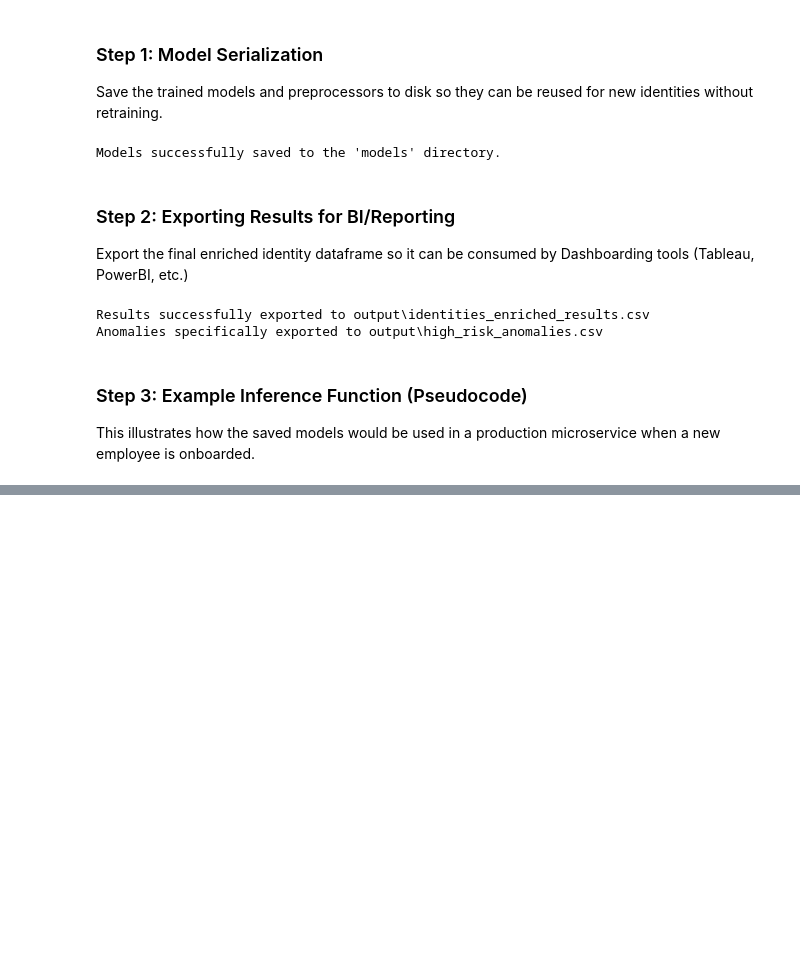
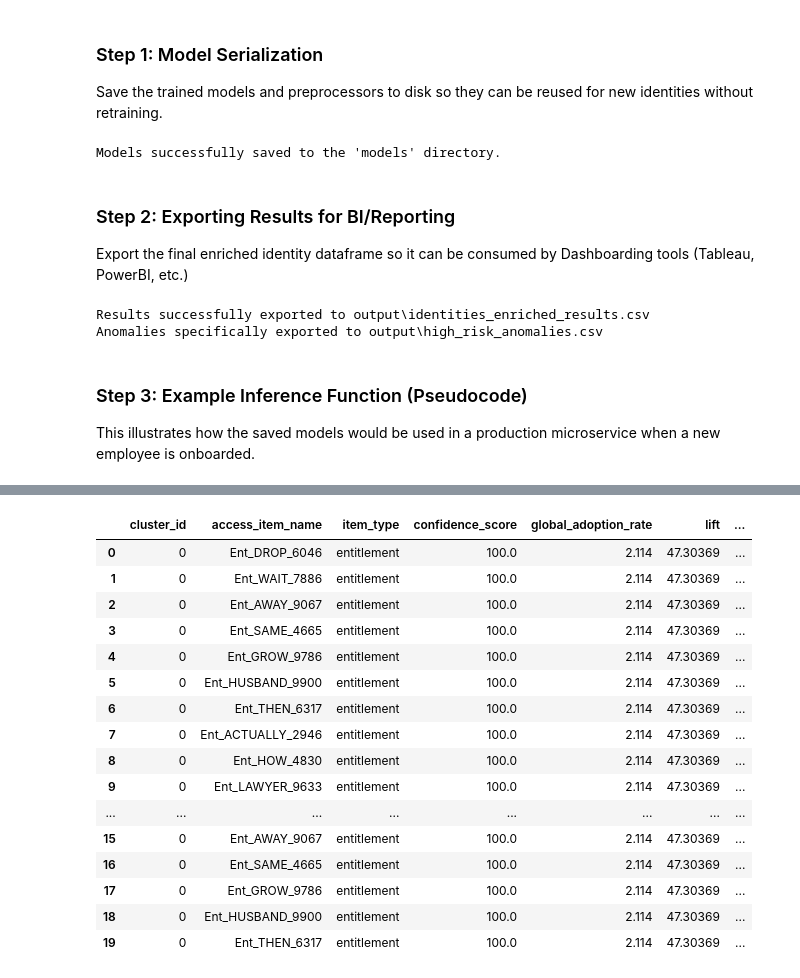
Before and after one commit to tejak005/IAMDataClusteringJupyter, a Jupyter notebook: Clustering ML pipeline.ipynb, the cells around one changed output, grey strips where cells are left out. Drawn from its saved outputs; the diff is of its cells as text; code cells hidden in the pictures; blank space fills up the shorter version.

```diff
--- a/Clustering ML pipeline.ipynb
+++ b/Clustering ML pipeline.ipynb
@@ -981,0 +973,74 @@ fig.show()
+# %%
+# -------------------------------------------------------------------
+# Validation Phase: Global Adoption Rate & Lift Calculation
+# -------------------------------------------------------------------
+
+import pandas as pd
+import numpy as np
+
+print("Calculating Global Adoption Rates and Lift for validation...")
+
+# 1. Total unique identities in the company
+total_company_users = identities_df['identity_id'].nunique()
+
+# 2. Calculate global frequency of each entitlement (unique users, not accounts)
+ent_global_counts = account_entitlements_df.groupby('entitlement_id')['identity_id'].nunique().reset_index(name='global_user_frequency')
+# FIX: Use 'entitlement_name' instead of 'name'
+ent_global_counts = ent_global_counts.merge(entitlements_df[['entitlement_id', 'entitlement_name']], on='entitlement_id', how='left')
+ent_global_counts.rename(columns={'entitlement_name': 'access_item_name'}, inplace=True)
+
+# Group frequency (unique users)
+grp_global_counts = entitlement_group_assignments_df.groupby('ent_group_id')['identity_id'].nunique().reset_index(name='global_user_frequency')
+# FIX: Use 'ent_group_id' and 'group_name' instead of 'entitlement_group_id' and 'name'
+grp_global_counts = grp_global_counts.merge(entitlement_groups_df[['ent_group_id', 'group_name']], on='ent_group_id', how='left')
+grp_global_counts.rename(columns={'group_name': 'access_item_name'}, inplace=True)
+
+# Combine for a single lookup
+global_adoption = pd.concat([
+    ent_global_counts[['access_item_name', 'global_user_frequency']],
+    grp_global_counts[['access_item_name', 'global_user_frequency']]
+], ignore_index=True)
+
+# Calculate Global Adoption Rate (Percentage)
+global_adoption['global_adoption_rate'] = (global_adoption['global_user_frequency'] / total_company_users) * 100
+
+# 3. Merge Global Adoption Rate back into the Confidence Scores DataFrame
+df_validated_scores = df_access_review_scores.merge(
+    global_adoption[['access_item_name', 'global_adoption_rate']],
+    on='access_item_name',
+    how='left'
+)
+
+# 4. Calculate Lift
+# Lift = Cluster Adoption Rate (confidence_score) / Global Adoption Rate
+df_validated_scores['lift'] = df_validated_scores['confidence_score'] / (df_validated_scores['global_adoption_rate'] + 1e-9)
+
+# 5. Define Validation Status logic
+def assign_validation_status(row):
+    confidence = row['confidence_score']
+    lift = row['lift']
+
+    if pd.isna(confidence) or pd.isna(lift):
+        return 'Unknown'
+    if confidence >= 80 and lift >= 2.0:
+        return 'Valid Auto-provisioning candidate'
+    elif confidence >= 80 and lift < 2.0:
+        return 'Basic Right (Global Baseline)'
+    elif confidence < 20 and lift < 0.5:
+        return 'Anomaly / Revocation candidate'
+    elif confidence < 50:
+        return 'Low Confidence (Review Required)'
+    else:
+        return 'Moderate (Monitor)'
+
+# Apply the logic
+df_validated_scores['validation_status'] = df_validated_scores.apply(assign_validation_status, axis=1)
+
+# Sort the validated scores logically
+df_validated_scores.sort_values(by=['cluster_id', 'lift', 'confidence_score'], ascending=[True, False, False], inplace=True)
+df_validated_scores.reset_index(drop=True, inplace=True)
+
+# Display a sample of the results
+print("Sample of Validated Confidence Scores:")
+display(df_validated_scores[['cluster_id', 'access_item_name', 'item_type', 'confidence_score', 'global_adoption_rate', 'lift', 'validation_status']].head(20))
+# %% [output]
@@ -981,0 +1049,17 @@ fig.show()
+|  | cluster_id | access_item_name | item_type | confidence_score | global_adoption_rate | lift | ... |
+| 0 | 0 | Ent_DROP_6046 | entitlement | 100.0 | 2.114 | 47.30369 | ... |
+| 1 | 0 | Ent_WAIT_7886 | entitlement | 100.0 | 2.114 | 47.30369 | ... |
+| 2 | 0 | Ent_AWAY_9067 | entitlement | 100.0 | 2.114 | 47.30369 | ... |
+| 3 | 0 | Ent_SAME_4665 | entitlement | 100.0 | 2.114 | 47.30369 | ... |
+| 4 | 0 | Ent_GROW_9786 | entitlement | 100.0 | 2.114 | 47.30369 | ... |
+| 5 | 0 | Ent_HUSBAND_9900 | entitlement | 100.0 | 2.114 | 47.30369 | ... |
+| 6 | 0 | Ent_THEN_6317 | entitlement | 100.0 | 2.114 | 47.30369 | ... |
+| 7 | 0 | Ent_ACTUALLY_2946 | entitlement | 100.0 | 2.114 | 47.30369 | ... |
+| 8 | 0 | Ent_HOW_4830 | entitlement | 100.0 | 2.114 | 47.30369 | ... |
+| 9 | 0 | Ent_LAWYER_9633 | entitlement | 100.0 | 2.114 | 47.30369 | ... |
+| ... | ... | ... | ... | ... | ... | ... | ... |
+| 15 | 0 | Ent_AWAY_9067 | entitlement | 100.0 | 2.114 | 47.30369 | ... |
+| 16 | 0 | Ent_SAME_4665 | entitlement | 100.0 | 2.114 | 47.30369 | ... |
+| 17 | 0 | Ent_GROW_9786 | entitlement | 100.0 | 2.114 | 47.30369 | ... |
+| 18 | 0 | Ent_HUSBAND_9900 | entitlement | 100.0 | 2.114 | 47.30369 | ... |
+| 19 | 0 | Ent_THEN_6317 | entitlement | 100.0 | 2.114 | 47.30369 | ... |
```
Also changed, not shown: parts of 26 cells of this notebook, 28 other files.
